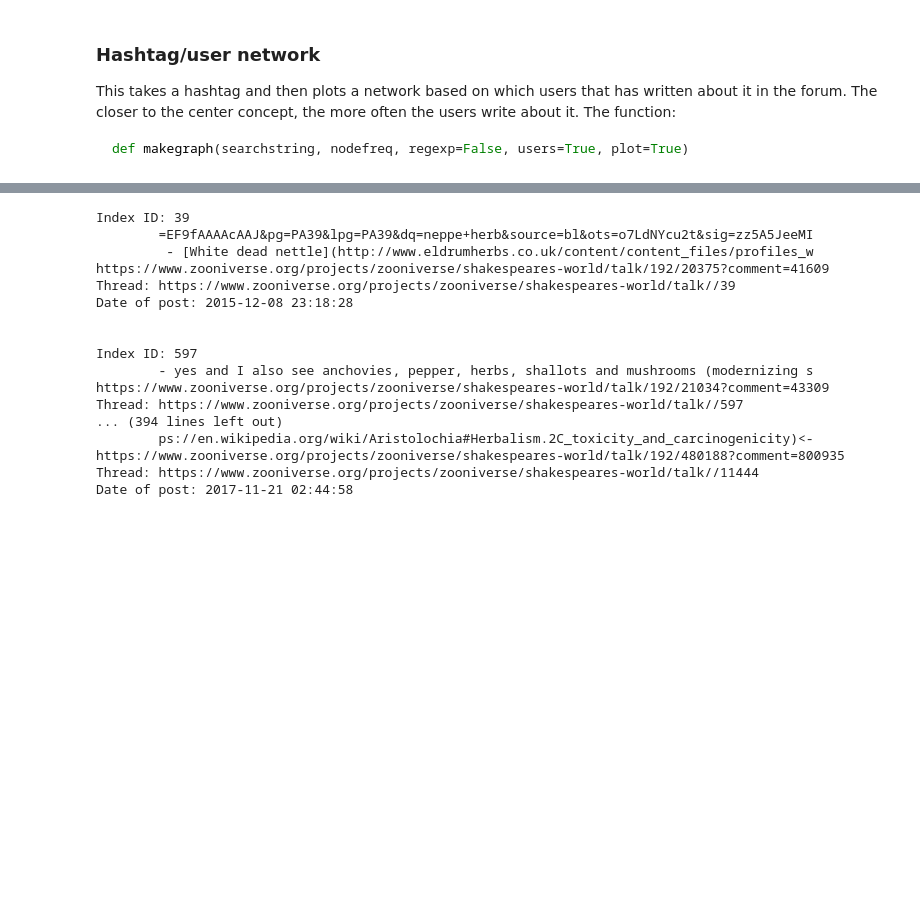
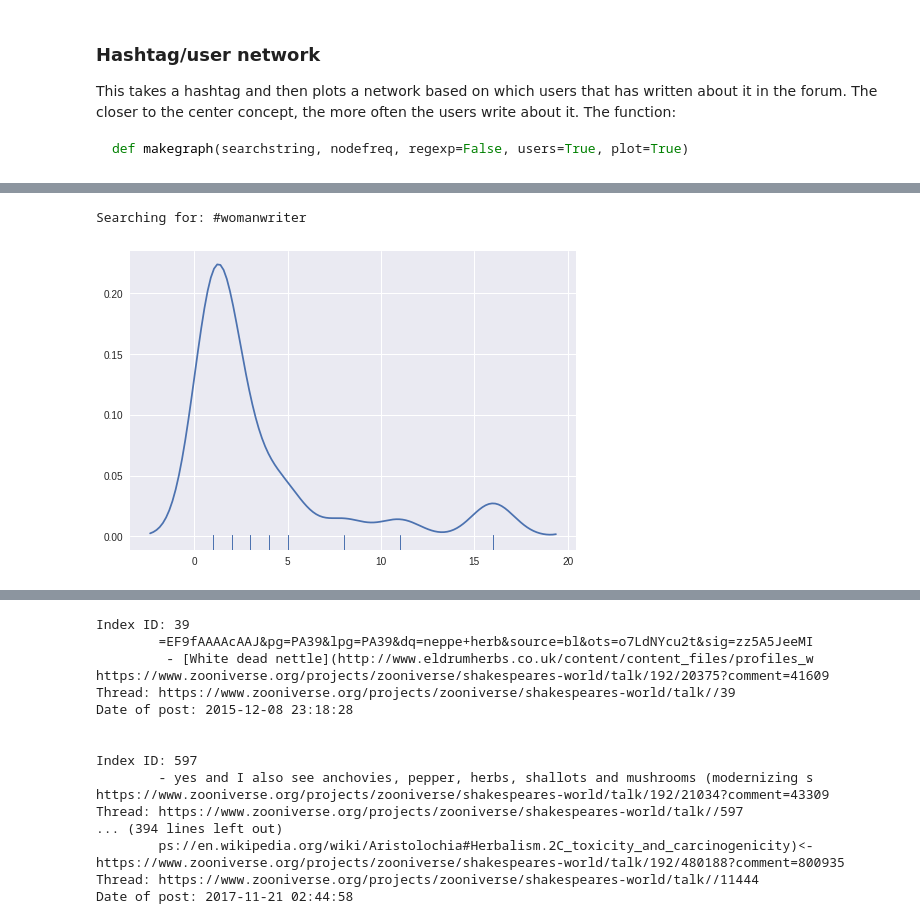
Before and after one commit to christopherkullenberg/talk-analyzer, a Jupyter notebook: shakespeareHashtagAnalyzer.ipynb, the cells around one changed output, grey strips where cells are left out. Saved outputs shown, nothing was run; the diff lists cells and outputs as text; code cells hidden in the pictures; blank space fills up the shorter version.

```diff
--- a/shakespeareHashtagAnalyzer.ipynb
+++ b/shakespeareHashtagAnalyzer.ipynb
@@ -55,3 +79,8 @@ Searching for: #food
+# %%
+ta.CoreSet.kerneldistplot("#womanwriter", df)
+# %% [output]
+Searching for: #womanwriter
+[figure, added]
 # %%
 ta.Network.hashtagusernetwork("#food", df, plot=True, html=False)
 # %% [output]
```
Also changed, not shown: parts of 8 cells of this notebook, 3 other files.
